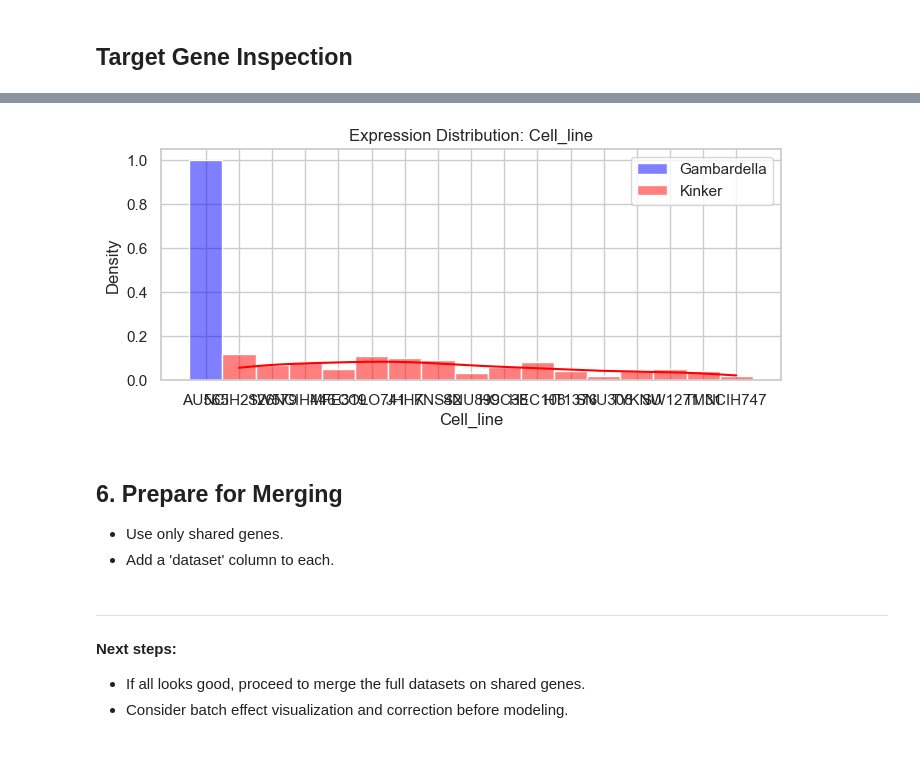
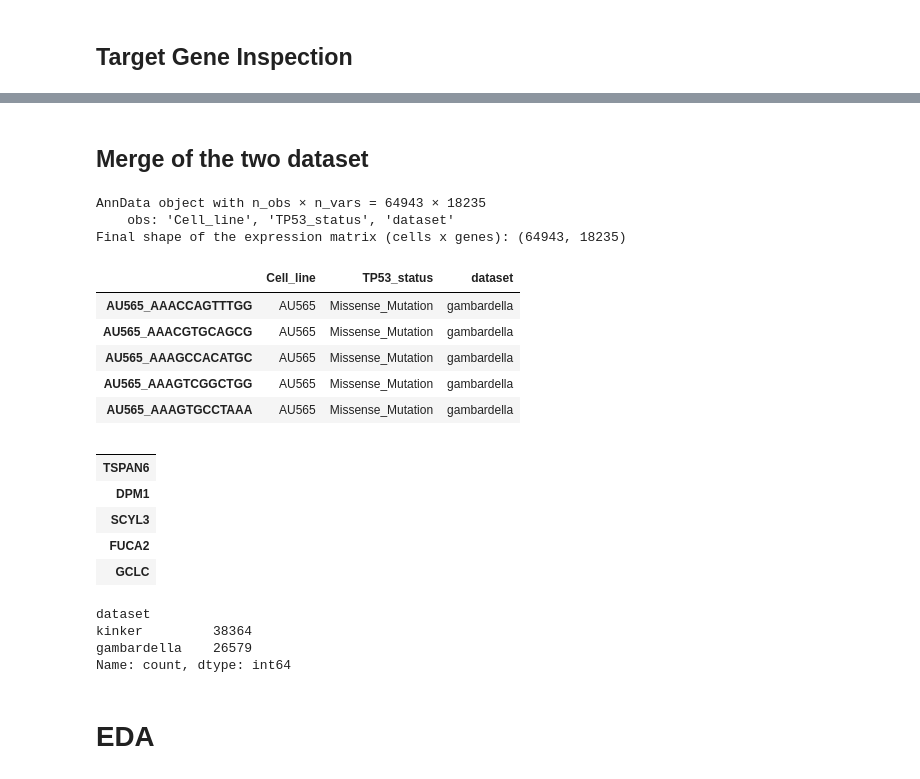
Before and after one commit to tommasoravasio/scRNAseq-GNN-multiclass-tp53, a Jupyter notebook: notebooks/Exploration_data_analysis.ipynb, the cells around one changed output, grey strips where cells are left out. Saved outputs shown, nothing was run; the diff lists cells and outputs as text; code cells hidden in the pictures.

Commit message:
added merge two dataset script and jobs

```diff
--- a/notebooks/Exploration_data_analysis.ipynb
+++ b/notebooks/Exploration_data_analysis.ipynb
@@ -211,18 +201,0 @@ dtype: int64
-# %%
-import random
-random_genes = random.sample(list(shared_genes), min(5, len(shared_genes)))
-for gene in random_genes:
-    if gene in sample_gambardella.columns and gene in sample_kinker.columns:
-        plt.figure(figsize=(8,3))
-        sns.histplot(sample_gambardella[gene], color='blue', label='Gambardella', kde=True, stat='density', bins=30, alpha=0.5)
-        sns.histplot(sample_kinker[gene], color='red', label='Kinker', kde=True, stat='density', bins=30, alpha=0.5)
-        plt.title(f'Expression Distribution: {gene}')
-        plt.legend()
-        plt.show()
-# %% [output]
-[figure, removed]
-# %% [markdown]
-## 6. Prepare for Merging
-
-- Use only shared genes.
-- Add a 'dataset' column to each.
@@ -243,6 +202,45 @@ def prepare_for_merge(df, dataset_name, shared_genes, tp53_col):
-# %% [markdown]
----
-
-**Next steps:**
-- If all looks good, proceed to merge the full datasets on shared genes.
-- Consider batch effect visualization and correction before modeling.
+# %% [markdown]
+## Merge of the two dataset
+# %%
+#Common dataset
+import anndata as ad
+
+# Load the merged file
+adata_merged = ad.read_h5ad("../output/merged_gambardella_kinker_common_genes.h5ad")
+
+# Show general information
+print(adata_merged)
+
+# Show the final shape of the expression matrix (cells x genes)
+print(f"Final shape of the expression matrix (cells x genes): {adata_merged.shape}")
+
+# Show the first rows of the cell annotations
+display(adata_merged.obs.head())
+
+# Show the first rows of the gene annotations
+display(adata_merged.var.head())
+
+# Count the number of cells per dataset (check that both origins are present)
+print(adata_merged.obs['dataset'].value_counts())
+# %% [output]
+AnnData object with n_obs × n_vars = 64943 × 18235
+    obs: 'Cell_line', 'TP53_status', 'dataset'
+Final shape of the expression matrix (cells x genes): (64943, 18235)
+|  | Cell_line | TP53_status | dataset |
+| AU565_AAACCAGTTTGG | AU565 | Missense_Mutation | gambardella |
+| AU565_AAACGTGCAGCG | AU565 | Missense_Mutation | gambardella |
+| AU565_AAAGCCACATGC | AU565 | Missense_Mutation | gambardella |
+| AU565_AAAGTCGGCTGG | AU565 | Missense_Mutation | gambardella |
+| AU565_AAAGTGCCTAAA | AU565 | Missense_Mutation | gambardella |
+|  |
+| TSPAN6 |
+| DPM1 |
+| SCYL3 |
+| FUCA2 |
+| GCLC |
+dataset
+kinker         38364
+gambardella    26579
+Name: count, dtype: int64
+# %% [markdown]
+# EDA
```
Also changed, not shown: parts of 26 cells of this notebook, 2 other files.
